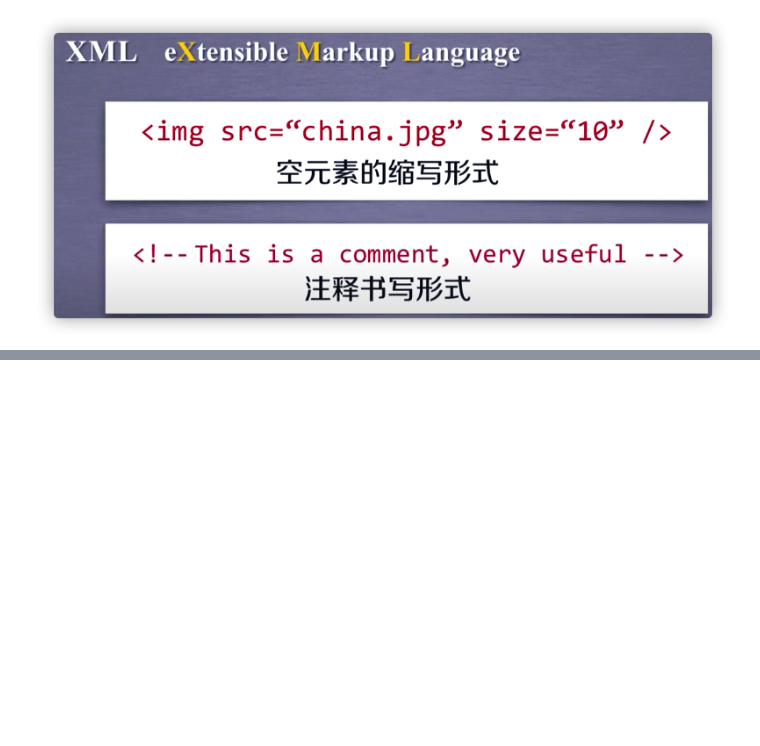
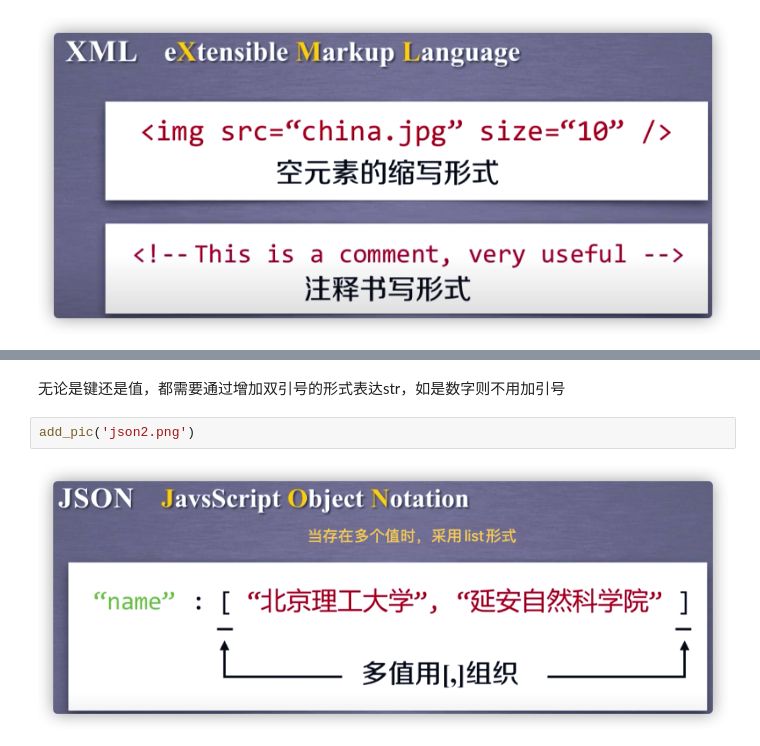
Before and after one commit to paxton615/Notes, a Jupyter notebook: Hyper_Text_Markup_Language.ipynb, the cells around one changed output, grey strips where cells are left out. Drawn from its saved outputs; the diff is of its cells as text; blank space fills up the shorter version.

```diff
--- a/Hyper_Text_Markup_Language.ipynb
+++ b/Hyper_Text_Markup_Language.ipynb
@@ -32,0 +48,6 @@ add_pic('xml2.png')
+# %% [markdown]
+无论是键还是值，都需要通过增加双引号的形式表达str，如是数字则不用加引号
+# %%
+add_pic('json2.png')
+# %% [output]
+[figure, added]
```
Also changed, not shown: parts of 5 cells of this notebook, 2 other files.
